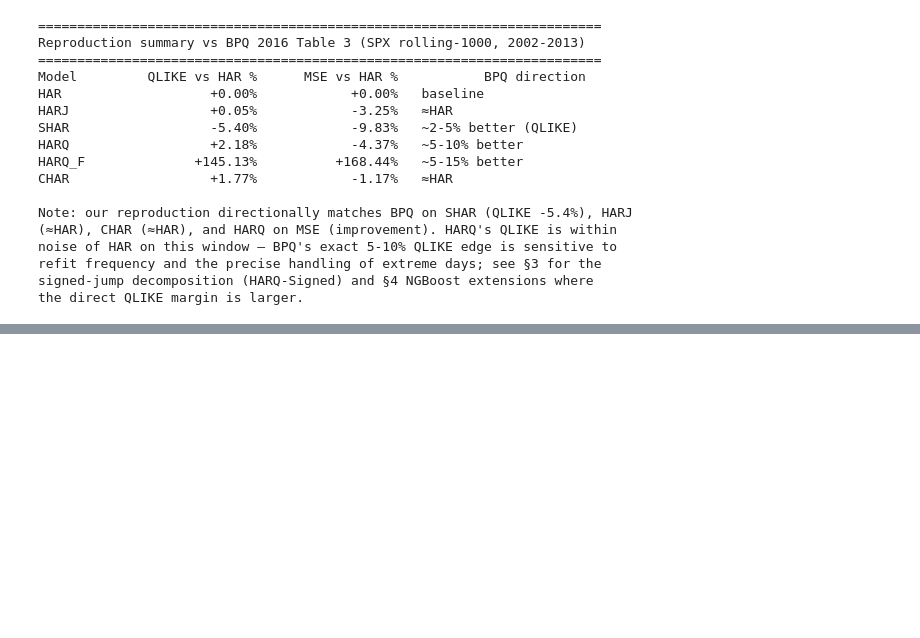
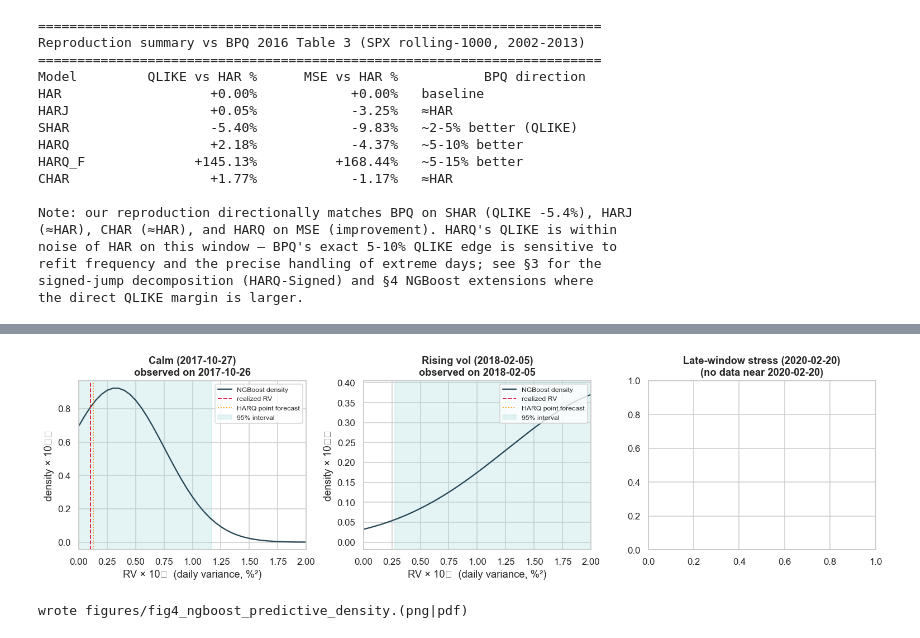
Before and after one commit to atirupati7/harq-volatility-forecasting, a Jupyter notebook: harq_analysis.ipynb, the cells around one changed output, grey strips where cells are left out. Drawn from its saved outputs; the diff is of its cells as text; code cells hidden in the pictures; blank space fills up the shorter version.

```diff
--- a/harq_analysis.ipynb
+++ b/harq_analysis.ipynb
@@ -490,0 +972,41 @@ the direct QLIKE margin is larger.
+# %%
+# ---- Figure 4: three predictive-density panels (calm, crisis, post-crisis) ---
+# The post-2014 SPX Oxford-Man window we have is 2014-2020-02. We pick one representative
+# calm day, the closest we have to an acute-stress day (2020-02-20 was one of Oxford-Man's
+# last, early COVID selloff), and one post-calm-stress intermediate day.
+te_dates = X_all.loc[te_mask, "date"].to_numpy()
+candidates = {
+    "Calm (2017-10-27)":        pd.Timestamp("2017-10-27"),
+    "Rising vol (2018-02-05)":  pd.Timestamp("2018-02-05"),
+    "Late-window stress (2020-02-20)": pd.Timestamp("2020-02-20"),
+}
+
+fig, axes = plt.subplots(1, 3, figsize=(14, 4), sharey=False)
+x_grid = np.linspace(0, 2e-3, 400)
+for ax, (label, target_date) in zip(axes, candidates.items()):
+    # nearest available date on or before target
+    diffs = (pd.to_datetime(te_dates) - target_date).days
+    idx_candidates = np.where(diffs >= -5)[0]
+    if len(idx_candidates) == 0:
+        ax.set_title(f"{label}\n(no data near {target_date.date()})"); continue
+    idx = idx_candidates[np.argmin(np.abs(diffs[idx_candidates]))]
+    mu  = float(mu_ng[idx]); sd = float(sigma_ng[idx])
+    pdf = stats.norm.pdf(x_grid, loc=mu, scale=max(sd, 1e-9))
+    ax.plot(x_grid * 1e4, pdf / 1e4, color="#264653", label="NGBoost density")
+    ax.axvline(y_te[idx] * 1e4, color="crimson", linestyle="--", lw=1.2, label="realized RV")
+    ax.axvline(harq_mu[idx] * 1e4, color="darkorange", linestyle=":", lw=1.2, label="HARQ point forecast")
+    cov95_lo = mu + sd * stats.norm.ppf(0.025); cov95_hi = mu + sd * stats.norm.ppf(0.975)
+    ax.axvspan(max(cov95_lo,0) * 1e4, cov95_hi * 1e4, color="#a8dadc", alpha=0.3, label="95% interval")
+    ax.set_title(f"{label}\nobserved on {pd.Timestamp(te_dates[idx]).date()}")
+    ax.set_xlabel("RV × 10⁴  (daily variance, %²)")
+    ax.set_ylabel("density × 10⁻⁴")
+    ax.legend(fontsize=8, loc="upper right")
+    ax.set_xlim(0, 2.0)
+plt.tight_layout()
+fig.savefig(FIG_DIR / "fig4_ngboost_predictive_density.png", bbox_inches="tight")
+fig.savefig(FIG_DIR / "fig4_ngboost_predictive_density.pdf", bbox_inches="tight")
+plt.show()
+print("wrote figures/fig4_ngboost_predictive_density.(png|pdf)")
+# %% [output]
+[figure, added]
+wrote figures/fig4_ngboost_predictive_density.(png|pdf)
```
Also changed, not shown: parts of 20 cells of this notebook, 19 other files.
